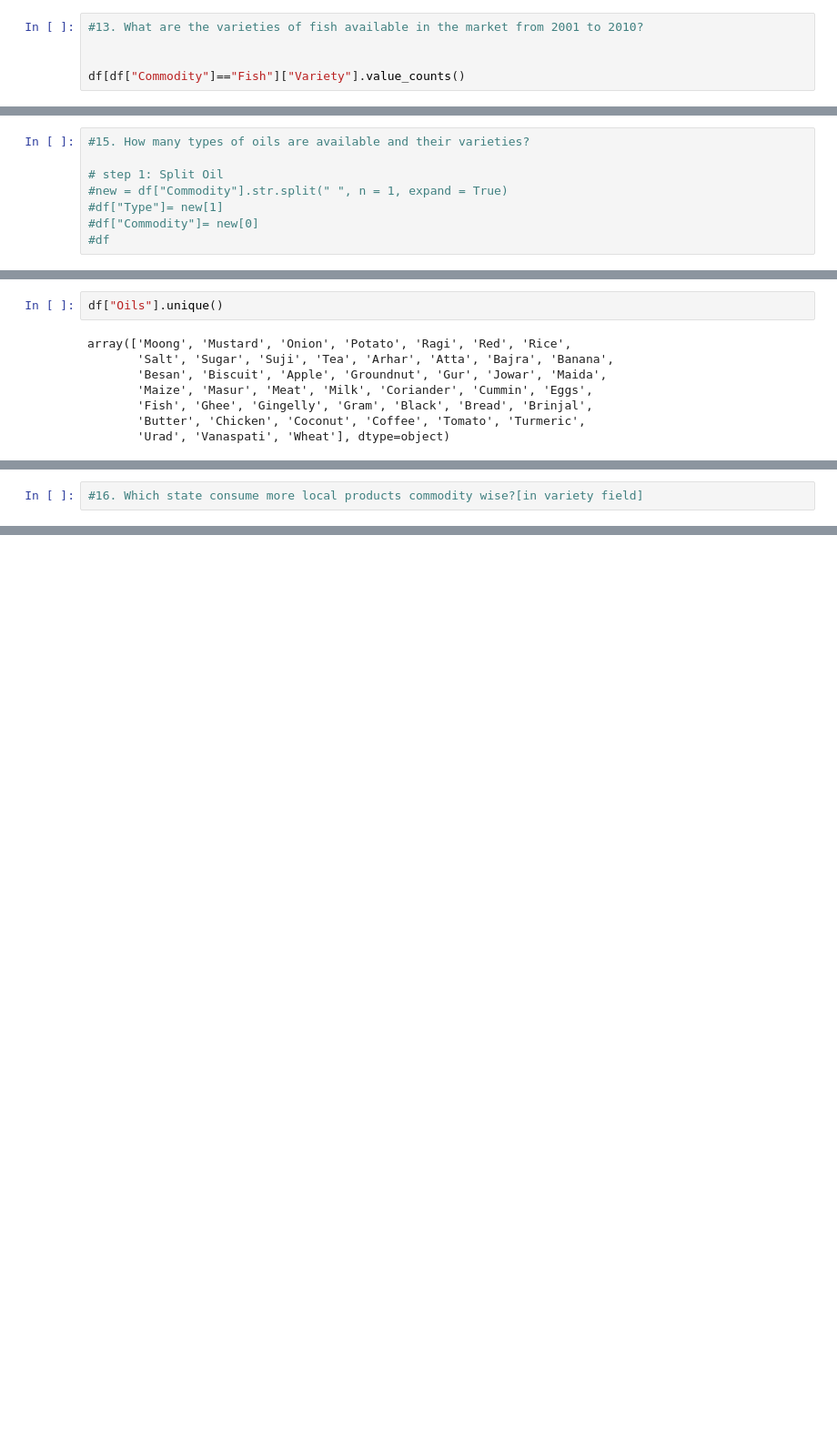
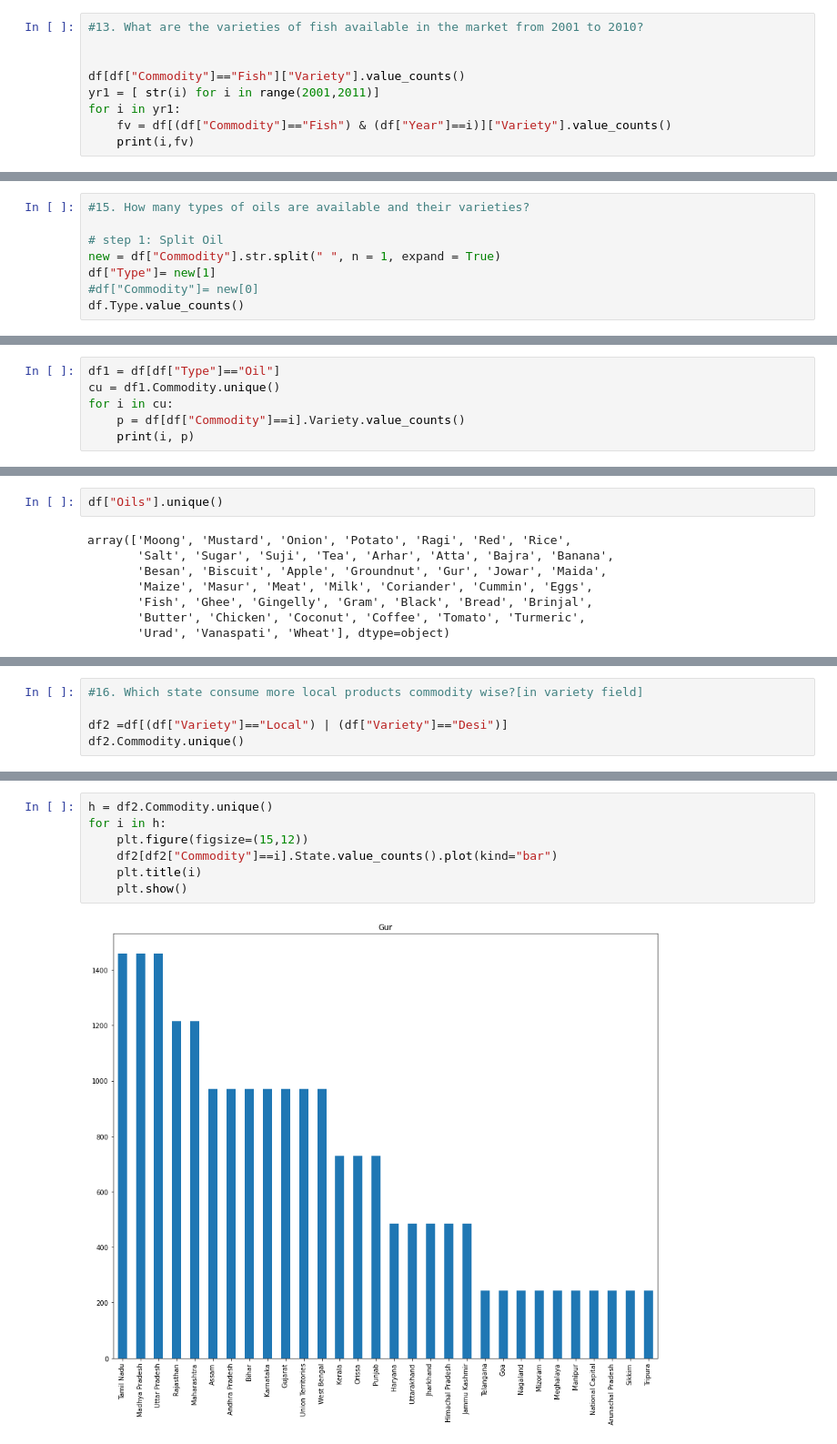
Before and after one commit to ambiliekurian/IndianRetail, a Jupyter notebook: Final Project.ipynb, the cells around one changed output, grey strips where cells are left out. Shown: that part at 91% size. Cells and saved outputs as stored; diff of their text form; blank space fills up the shorter version.

```diff
--- a/Final Project.ipynb
+++ b/Final Project.ipynb
@@ -311,4 +364,8 @@ KeyError: 'Retail Price'
 
 
 df[df["Commodity"]=="Fish"]["Variety"].value_counts()
+yr1 = [ str(i) for i in range(2001,2011)]
+for i in yr1:
+    fv = df[(df["Commodity"]=="Fish") & (df["Year"]==i)]["Variety"].value_counts()
+    print(i,fv)
 # %% [output]
@@ -329,7 +426,7 @@ State: Maharashtra Min Price: 3.50
 #15. How many types of oils are available and their varieties?
 
 # step 1: Split Oil
-#new = df["Commodity"].str.split(" ", n = 1, expand = True)
-#df["Type"]= new[1]
+new = df["Commodity"].str.split(" ", n = 1, expand = True)
+df["Type"]= new[1]
 #df["Commodity"]= new[0]
-#df
+df.Type.value_counts()
@@ -335,0 +439,6 @@ State: Maharashtra Min Price: 3.50
+# %%
+df1 = df[df["Type"]=="Oil"]
+cu = df1.Commodity.unique()
+for i in cu:
+    p = df[df["Commodity"]==i].Variety.value_counts()
+    print(i, p)
@@ -401,2 +496,5 @@ NameError: name 'Oil' is not defined
 # %%
 #16. Which state consume more local products commodity wise?[in variety field]
+
+df2 =df[(df["Variety"]=="Local") | (df["Variety"]=="Desi")]
+df2.Commodity.unique()
@@ -402,0 +507,9 @@ NameError: name 'Oil' is not defined
+# %%
+h = df2.Commodity.unique()
+for i in h:
+    plt.figure(figsize=(15,12))
+    df2[df2["Commodity"]==i].State.value_counts().plot(kind="bar")
+    plt.title(i)
+    plt.show()
+# %% [output]
+[figure, added]
```
Also changed, not shown: parts of 26 cells of this notebook.
